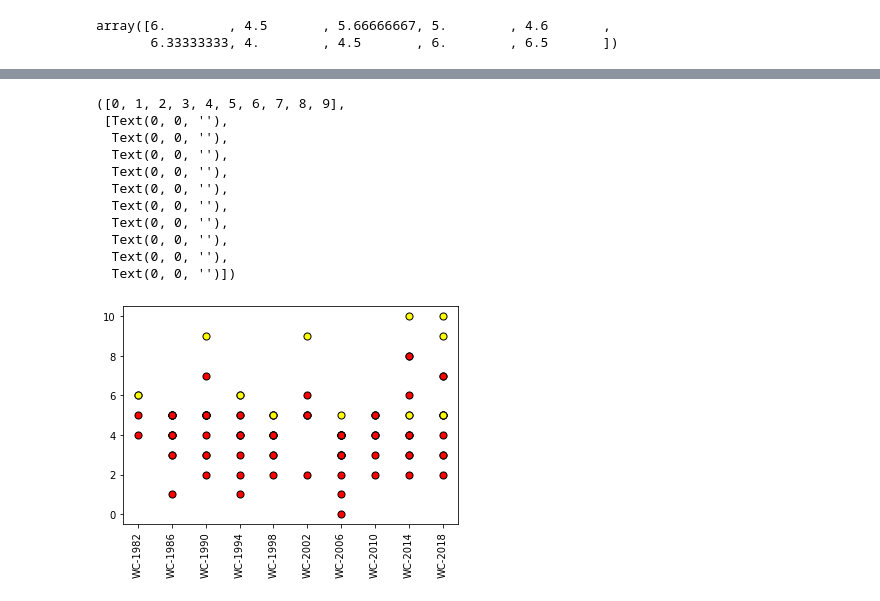
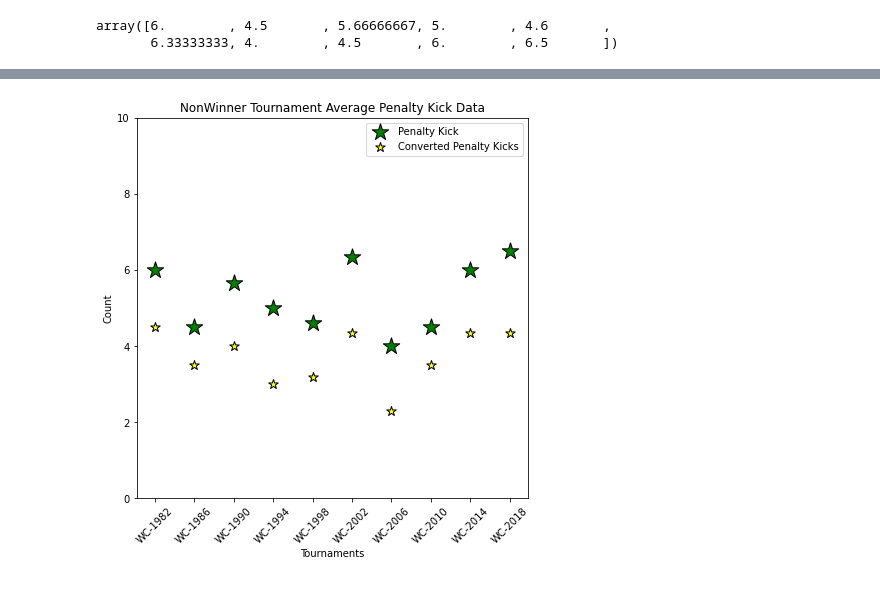
Before and after one commit to NaTaliaebr/Project_1, a Jupyter notebook: data_tranformation/Data_transformation_Q4_with_Visualizations.ipynb, the cells around one changed output, grey strips where cells are left out. Drawn from its saved outputs; the diff is of its cells as text; code cells hidden in the pictures.

```diff
--- a/data_tranformation/Data_transformation_Q4_with_Visualizations.ipynb
+++ b/data_tranformation/Data_transformation_Q4_with_Visualizations.ipynb
@@ -163,6 +171,6 @@ array(['WC-1982', 'WC-1982', 'WC-1986', 'WC-1986', 'WC-1986', 'WC-1986',
 # %%
 #need to group non_winner booking info by tournament so that there are the same number of rows as winning booking info table (0-12)
-non_winning_tourn_penalty_info = non_winning_team_penalty_info.groupby(['tournament_id']).agg( {'total_penalty_kicks': 'mean', 'converted': 'mean', 'conversion_percentage(%)':'mean'} ).reset_index()
+non_winning_tourn_penalty_info = non_winning_team_penalty_info.groupby(['tournament_id']).agg( {'total_penalty_kicks': 'mean', 'converted': 'mean', 'conversion_percentage(%)':'mean',} ).reset_index()
 non_winning_tourn_penalty_info
 
 nonwinner_pk_count= non_winning_tourn_penalty_info["total_penalty_kicks"].values
@@ -201,17 +212,15 @@ plt.show()
-# %%
-plt.scatter(tournaments, nonwinner_pk_count ,s =50, facecolors="yellow", edgecolors="black", label = "NonWinner Average Yellow Card")
-plt.scatter(tournaments, nonwinner_conversion_count ,s =50, facecolors="red", edgecolors="black", label = "NonWinner Average Red Card")
-plt.xticks(rotation=90)
-# %% [output]
-([0, 1, 2, 3, 4, 5, 6, 7, 8, 9],
- [Text(0, 0, ''),
-  Text(0, 0, ''),
-  Text(0, 0, ''),
-  Text(0, 0, ''),
-  Text(0, 0, ''),
-  Text(0, 0, ''),
-  Text(0, 0, ''),
-  Text(0, 0, ''),
-  Text(0, 0, ''),
-  Text(0, 0, '')])
-[figure, removed]
+# %%
+#non winner average scatter plot
+
+plt.figure(figsize=(7,7))
+plt.scatter(unique_fifa, nonwinner_pk_count , marker= '*',s =300, facecolors="green", edgecolors="black", label = "Penalty Kick")
+plt.scatter(unique_fifa, nonwinner_conversion_count ,marker= '*',s =100, facecolors="yellow", edgecolors="black", label = "Converted Penalty Kicks")
+plt.ylim(0,10)
+plt.xlabel("Tournaments")
+plt.xticks(rotation=45)
+plt.ylabel("Count")
+plt.title("NonWinner Tournament Average Penalty Kick Data")
+plt.legend(loc='best')
+plt.show()
+# %% [output]
+[figure, added]
```
Also changed, not shown: parts of 6 cells of this notebook.
